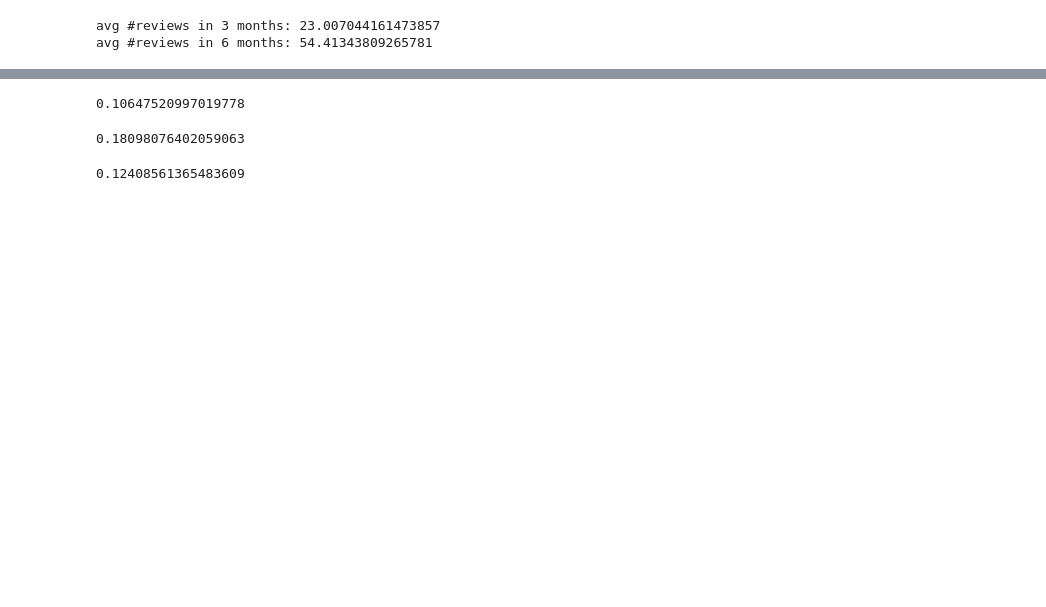
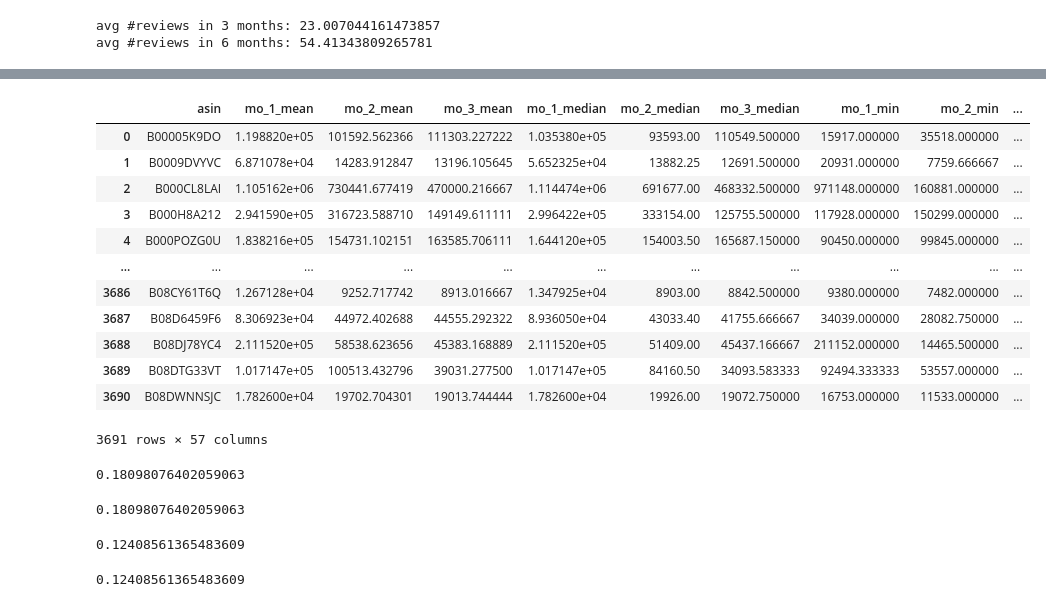
Before and after one commit to lotusxia/297r-caps, a Jupyter notebook: data_processing/preprocess_bsr_classification.ipynb, the cells around one changed output, grey strips where cells are left out. Saved outputs shown, nothing was run; the diff lists cells and outputs as text; code cells hidden in the pictures; blank space fills up the shorter version.

```diff
--- a/data_processing/preprocess_bsr_classification.ipynb
+++ b/data_processing/preprocess_bsr_classification.ipynb
@@ -417,12 +625,32 @@ avg #reviews in 6 months: 54.41343809265781
+# %%
+pd.read_pickle(f'{out_data}/prod_level_bsr_rev.pickle')
+# %% [output]
+|  | asin | mo_1_mean | mo_2_mean | mo_3_mean | mo_1_median | mo_2_median | mo_3_median | mo_1_min | mo_2_min | ... |
+| 0 | B00005K9DO | 1.198820e+05 | 101592.562366 | 111303.227222 | 1.035380e+05 | 93593.00 | 110549.500000 | 15917.000000 | 35518.000000 | ... |
+| 1 | B0009DVYVC | 6.871078e+04 | 14283.912847 | 13196.105645 | 5.652325e+04 | 13882.25 | 12691.500000 | 20931.000000 | 7759.666667 | ... |
+| 2 | B000CL8LAI | 1.105162e+06 | 730441.677419 | 470000.216667 | 1.114474e+06 | 691677.00 | 468332.500000 | 971148.000000 | 160881.000000 | ... |
+| 3 | B000H8A212 | 2.941590e+05 | 316723.588710 | 149149.611111 | 2.996422e+05 | 333154.00 | 125755.500000 | 117928.000000 | 150299.000000 | ... |
+| 4 | B000POZG0U | 1.838216e+05 | 154731.102151 | 163585.706111 | 1.644120e+05 | 154003.50 | 165687.150000 | 90450.000000 | 99845.000000 | ... |
+| ... | ... | ... | ... | ... | ... | ... | ... | ... | ... | ... |
+| 3686 | B08CY61T6Q | 1.267128e+04 | 9252.717742 | 8913.016667 | 1.347925e+04 | 8903.00 | 8842.500000 | 9380.000000 | 7482.000000 | ... |
+| 3687 | B08D6459F6 | 8.306923e+04 | 44972.402688 | 44555.292322 | 8.936050e+04 | 43033.40 | 41755.666667 | 34039.000000 | 28082.750000 | ... |
+| 3688 | B08DJ78YC4 | 2.111520e+05 | 58538.623656 | 45383.168889 | 2.111520e+05 | 51409.00 | 45437.166667 | 211152.000000 | 14465.500000 | ... |
+| 3689 | B08DTG33VT | 1.017147e+05 | 100513.432796 | 39031.277500 | 1.017147e+05 | 84160.50 | 34093.583333 | 92494.333333 | 53557.000000 | ... |
+| 3690 | B08DWNNSJC | 1.782600e+04 | 19702.704301 | 19013.744444 | 1.782600e+04 | 19926.00 | 19072.750000 | 16753.000000 | 11533.000000 | ... |
+3691 rows × 57 columns
 # %%
-np.mean(merged_data['after_1_yr_period_12_mo_10_perc_bsr']<3000)
+np.mean(data['after_1_yr_period_12_mo_min_bsr']<3000)
 # %% [output]
-0.10647520997019778
+0.18098076402059063
+# %%
+np.mean(data['label_after_1_yr_period_12_mo_min_bsr']==1)
+# %% [output]
+0.18098076402059063
 # %%
-np.mean(merged_data['after_1_yr_period_12_mo_min_bsr']<3000)
+np.mean(data['after_2_yr_period_12_mo_min_bsr']<3000)
 # %% [output]
-0.18098076402059063
+0.12408561365483609
-# %%
-np.mean(merged_data['after_2_yr_period_12_mo_min_bsr']<3000)
-# %% [output]
-0.12408561365483609
+# %%
+np.mean(data['label_after_2_yr_period_12_mo_min_bsr']==1)
+# %% [output]
+0.12408561365483609
```
Also changed, not shown: parts of 26 cells of this notebook.
